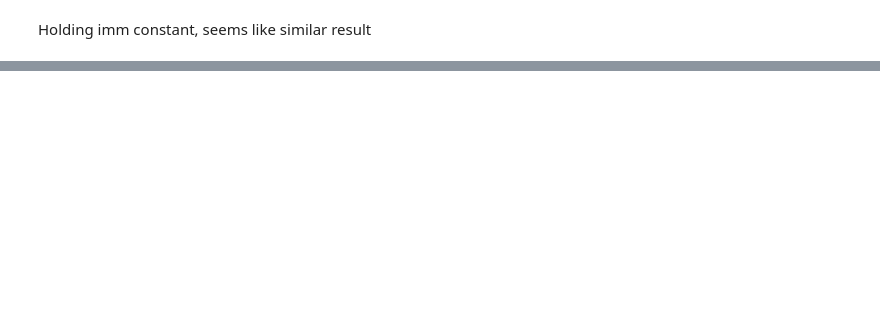
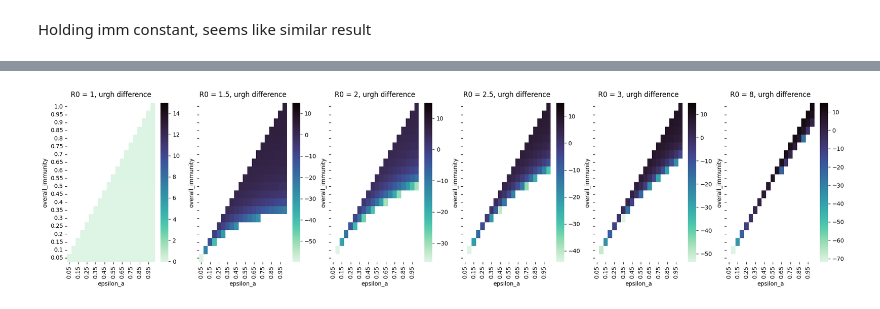
Before and after one commit to condusinew/jolted-UGs-1, a Jupyter notebook: SIR_mode_natimm.ipynb, the cells around one changed output, grey strips where cells are left out. Cells and saved outputs as stored; diff of their text form; code cells hidden in the pictures; blank space fills up the shorter version.

```diff
--- a/SIR_mode_natimm.ipynb
+++ b/SIR_mode_natimm.ipynb
@@ -1573,7 +1705,7 @@ for Rnaught in Rnaughts:
       #add to df
       two_strain_df.loc[len(two_strain_df)] = [overall_imm.round(3),
                                     eps_A.round(3),
-                                    eps_L,
+                                    eps_L.round(3),
                                     mu,
                                     Rnaught,
                                     totalred_days_W,
@@ -1995,0 +2209,13 @@ Holding imm constant, seems like similar result
+# %%
+#create new df w difference in inf days
+compare_var_df = pd.DataFrame({'overall_immunity': one_strain_df['overall_immunity'],
+                              "epsilon_a": one_strain_df['epsilon_a'],
+                              "epsilon_L": one_strain_df['epsilon_L'],
+                              "mu": one_strain_df['mu'],
+                              "R0": one_strain_df['R0'],
+                              "one_strain inf_days WT": one_strain_df['inf_days WT'],
+                              "two_strain inf_days WT": two_strain_df["inf_days wildtype"],
+                              "two_strain inf_days MUT": two_strain_df["inf_days mutant"],
+                              "wave or endemic": one_strain_df["one-wave or endemic"]}) #only one wave has endemic
+
+compare_var_df["inf_days diff"] = compare_var_df["two_strain inf_days WT"] + compare_var_df["two_strain inf_days MUT"] - compare_var_df["one_strain inf_days WT"]
@@ -1995,0 +2242,21 @@ Holding imm constant, seems like similar result
+# %%
+fig, axes = plt.subplots(1, len(Rnaughts), figsize=(4*len(Rnaughts), 5), sharex=True, sharey=True)
+heatmap = {}
+for i, r0 in enumerate(compare_var_df["R0"].unique()):
+
+    filtered_df_R0 = compare_var_df[compare_var_df["R0"] == r0].copy()
+
+    # avoid SettingWithCopyWarning
+    filtered_df_R0.loc[:, "overall_immunity"] = filtered_df_R0["overall_immunity"].round(3)
+    filtered_df_R0.loc[:, "epsilon_a"] = filtered_df_R0["epsilon_a"].round(3)
+
+    ax = axes[i]
+    df  = filtered_df_R0.pivot(index="overall_immunity", columns="epsilon_a",
+                                          values="inf_days diff")
+    sns.heatmap(df, cmap="mako_r", ax=ax, vmax = 15)
+    ax.set_title(f"R0 = {r0}, urgh difference", fontsize=12,  pad=10)
+    ax.invert_yaxis()
+
+    #white is because endemic
+# %% [output]
+[figure, added]
```
Also changed, not shown: parts of 64 cells of this notebook.
